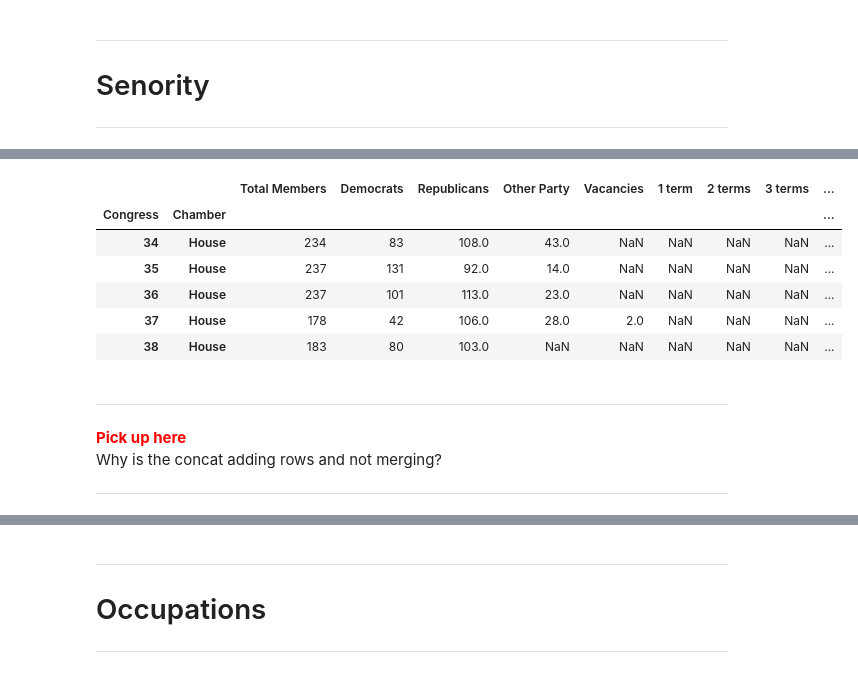
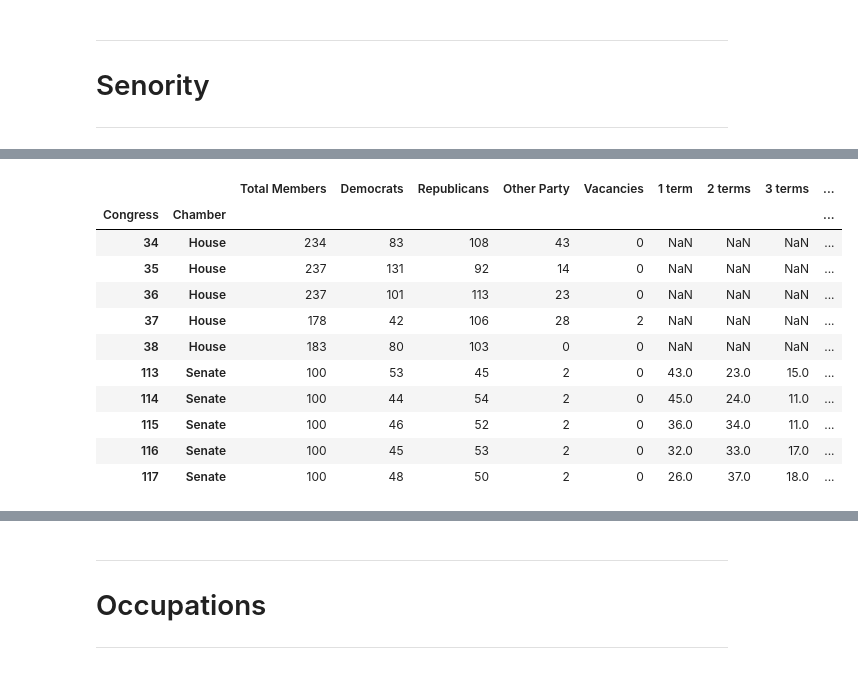
Before and after one commit to tamimcm416/congressional_activity, a Jupyter notebook: notebooks/DataPrepDemographics.ipynb, the cells around one changed output, grey strips where cells are left out. Drawn from its saved outputs; the diff is of its cells as text; code cells hidden in the pictures.

```diff
--- a/notebooks/DataPrepDemographics.ipynb
+++ b/notebooks/DataPrepDemographics.ipynb
@@ -217,0 +405,9 @@ senority_sens_df.head()
+# %%
+# Drop the Mean and Median columns. We will do our own calculations later on
+senority_sens_df.drop(columns=['Mean years service', 'Median years service'], inplace=True)
+# %%
+# Drop the Total column, as we already have a Total Members column from the Party data
+senority_sens_df.drop(columns=['Total'], inplace=True)
+# %%
+# Replace all NaN values with 0
+senority_sens_df.fillna(0, inplace=True)
@@ -217,0 +465,3 @@ senority_sens_df.head()
+# %%
+# Convert all columns in the dataset to int
+senority_sens_df = senority_sens_df.astype(int)
@@ -218,18 +489,18 @@ senority_sens_df.head()
 # %%
 # Concat senority dataframes, then concat to demographics dataframe
-#senority_df = pd.concat([senority_reps_df, senority_sens_df])
+senority_df = pd.concat([senority_reps_df, senority_sens_df])
 demog_df = pd.concat([demog_df, senority_df], axis=1)
-demog_df.head()
+pd.concat([demog_df.head(5), demog_df.tail(5)])
 # %% [output]
 |  |  | Total Members | Democrats | Republicans | Other Party | Vacancies | 1 term | 2 terms | 3 terms | ... |
 | Congress | Chamber |  |  |  |  |  |  |  |  | ... |
-| 34 | House | 234 | 83 | 108.0 | 43.0 | NaN | NaN | NaN | NaN | ... |
-| 35 | House | 237 | 131 | 92.0 | 14.0 | NaN | NaN | NaN | NaN | ... |
-| 36 | House | 237 | 101 | 113.0 | 23.0 | NaN | NaN | NaN | NaN | ... |
-| 37 | House | 178 | 42 | 106.0 | 28.0 | 2.0 | NaN | NaN | NaN | ... |
-| 38 | House | 183 | 80 | 103.0 | NaN | NaN | NaN | NaN | NaN | ... |
+| 34 | House | 234 | 83 | 108 | 43 | 0 | NaN | NaN | NaN | ... |
+| 35 | House | 237 | 131 | 92 | 14 | 0 | NaN | NaN | NaN | ... |
+| 36 | House | 237 | 101 | 113 | 23 | 0 | NaN | NaN | NaN | ... |
+| 37 | House | 178 | 42 | 106 | 28 | 2 | NaN | NaN | NaN | ... |
+| 38 | House | 183 | 80 | 103 | 0 | 0 | NaN | NaN | NaN | ... |
+| 113 | Senate | 100 | 53 | 45 | 2 | 0 | 43.0 | 23.0 | 15.0 | ... |
+| 114 | Senate | 100 | 44 | 54 | 2 | 0 | 45.0 | 24.0 | 11.0 | ... |
+| 115 | Senate | 100 | 46 | 52 | 2 | 0 | 36.0 | 34.0 | 11.0 | ... |
+| 116 | Senate | 100 | 45 | 53 | 2 | 0 | 32.0 | 33.0 | 17.0 | ... |
+| 117 | Senate | 100 | 48 | 50 | 2 | 0 | 26.0 | 37.0 | 18.0 | ... |
-# %% [markdown]
-***
-<font color=red>**Pick up here**</font>
-Why is the concat adding rows and not merging?
-***
```
Also changed, not shown: parts of 64 cells of this notebook.
